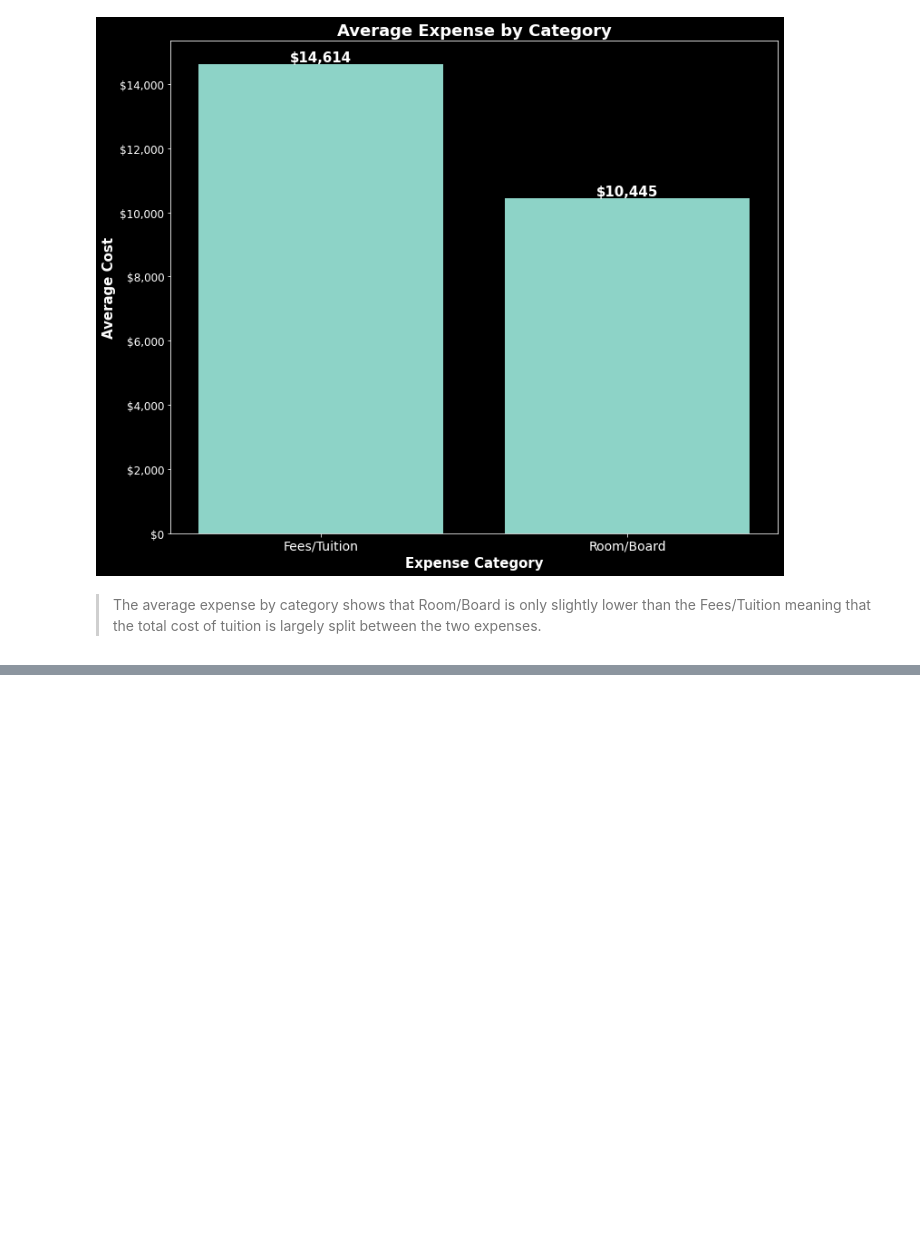
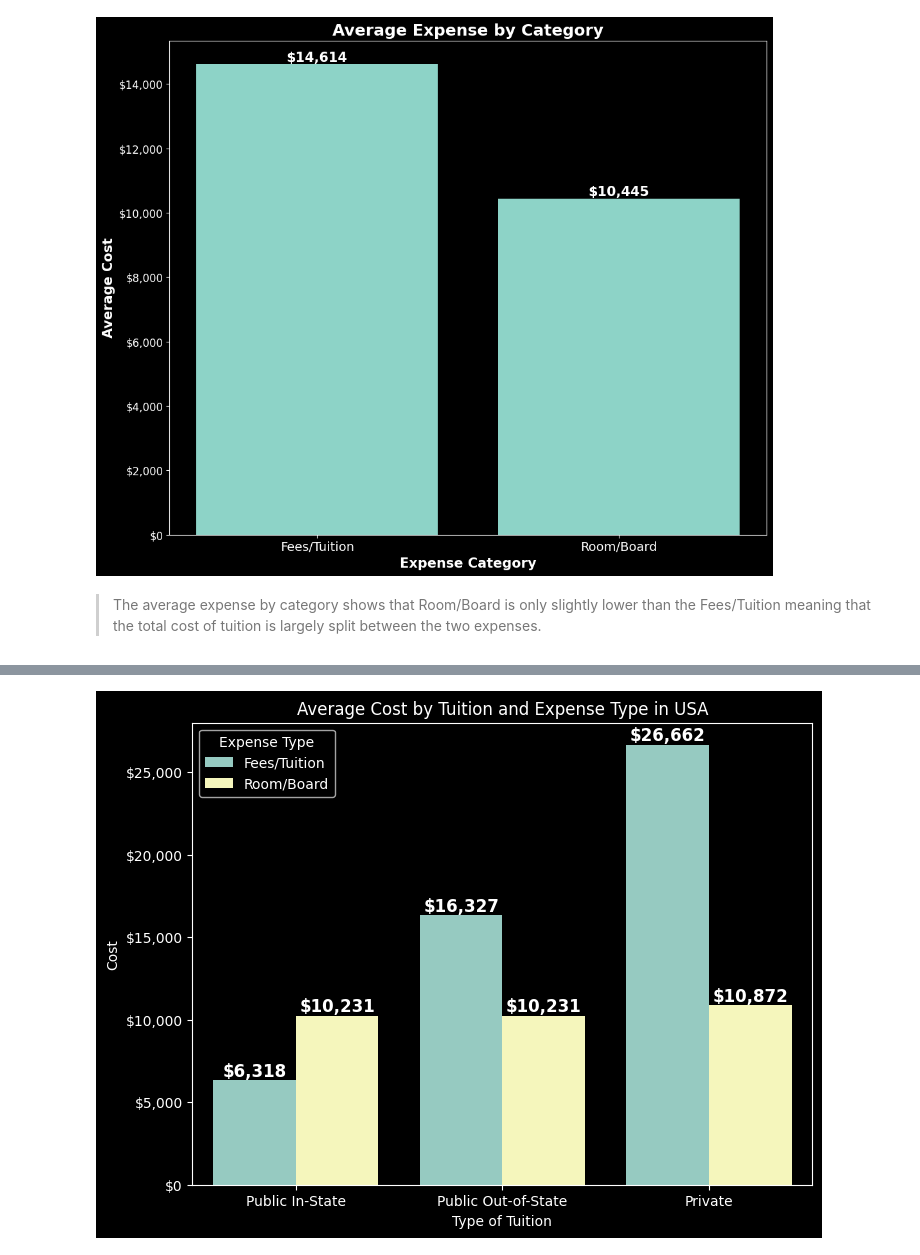
Before and after one commit to daisy-rivera/Cost-of-Undergraduate-Tuition, a Jupyter notebook: Project2_Part2.ipynb, the cells around one changed output, grey strips where cells are left out. Cells and saved outputs as stored; diff of their text form; code cells hidden in the pictures; blank space fills up the shorter version.

```diff
--- a/Project2_Part2.ipynb
+++ b/Project2_Part2.ipynb
@@ -269,3 +309,7 @@ ax.yaxis.set_major_formatter('${x:,.0f}');
 [figure]
 # %% [markdown]
 > The average expense by category shows that Room/Board is only slightly lower than the Fees/Tuition meaning that the total cost of tuition is largely split between the two expenses.
+# %%
+Tuition_ExpType = df.groupby(['Type','Expense']).mean().reset_index()
+Tuition_ExpType = Tuition_ExpType.sort_values(by = 'Value')
+Tuition_ExpType
@@ -271,0 +324,13 @@ ax.yaxis.set_major_formatter('${x:,.0f}');
+# %%
+fig, ax = plt.subplots(figsize=(8,6))
+ax = sns.barplot(data = Tuition_ExpType, x = 'Type', y = 'Value', hue = 'Expense')
+plt.bar_label(ax.containers[0], fmt='${:,.0f}',size=12, color='white', fontweight='bold')
+plt.bar_label(ax.containers[1], fmt='${:,.0f}',size=12, color='white', fontweight='bold')
+
+plt.title('Average Cost by Tuition and Expense Type in USA')
+plt.ylabel('Cost')
+plt.xlabel('Type of Tuition')
+ax.yaxis.set_major_formatter('${x:,.0f}');
+plt.legend(title='Expense Type');
+# %% [output]
+[figure, added]
```
Also changed, not shown: parts of 21 cells of this notebook.
